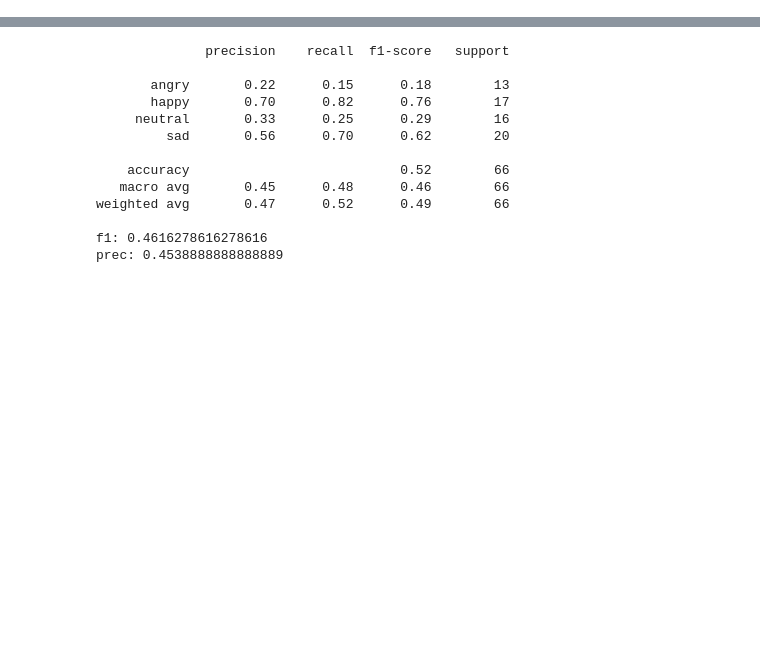
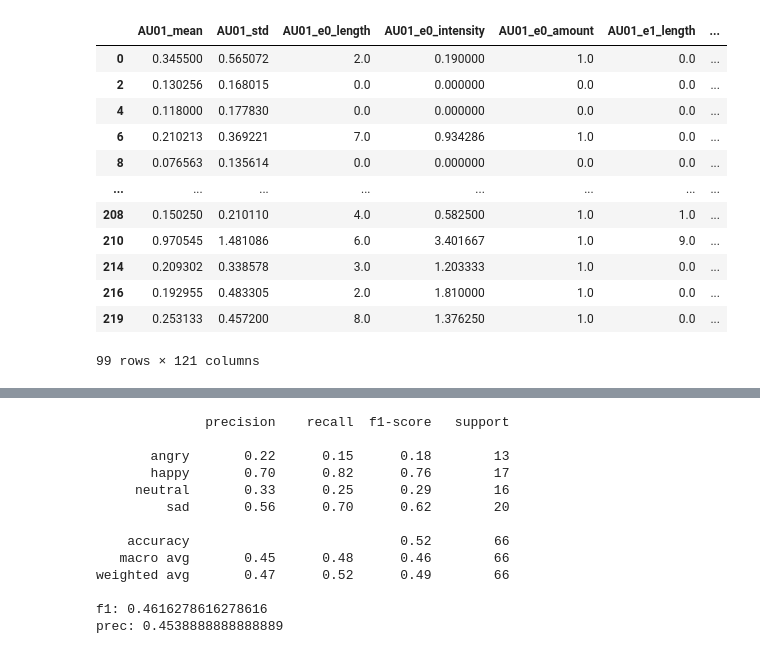
Before and after one commit to deangeckt/EmotionsInSignLanguage, a Jupyter notebook: open_face/ml.ipynb, the cells around one changed output, grey strips where cells are left out. Cells and saved outputs as stored; diff of their text form; code cells hidden in the pictures; blank space fills up the shorter version.

```diff
--- a/open_face/ml.ipynb
+++ b/open_face/ml.ipynb
@@ -13,18 +13,30 @@ def subsample_features(df, features):
 # %%
 import pandas as pd
 
-def get_df(num_features):
-    df = pd.read_csv('results/feature_vector.csv', index_col=0)
-    df = df[df['group'] != 'none_hearing']
-    label_names = ['angry','happy', 'neutral', 'sad']
-    # df = subsample_labels(df, label_names)
+df = pd.read_csv('results/feature_vector.csv', index_col=0)
+df = df[df['group'] != 'none_hearing']
+label_names = ['neutral', 'angry']#['angry','happy', 'neutral', 'sad']
+df = subsample_labels(df, label_names)
 
-    labels = df['label']
-    group = df['group']
-    df.drop(['label', 'group'], axis=1, inplace=True)
-    df = subsample_features(df, feature_imp[0:num_features])
-    return df
-df = get_df(121)
+labels = df['label']
+group = df['group']
+df.drop(['label', 'group'], axis=1, inplace=True)
+# df = subsample_features(df, feature_imp[0:num_features])
+df
+# %% [output]
+|  | AU01_mean | AU01_std | AU01_e0_length | AU01_e0_intensity | AU01_e0_amount | AU01_e1_length | ... |
+| 0 | 0.345500 | 0.565072 | 2.0 | 0.190000 | 1.0 | 0.0 | ... |
+| 2 | 0.130256 | 0.168015 | 0.0 | 0.000000 | 0.0 | 0.0 | ... |
+| 4 | 0.118000 | 0.177830 | 0.0 | 0.000000 | 0.0 | 0.0 | ... |
+| 6 | 0.210213 | 0.369221 | 7.0 | 0.934286 | 1.0 | 0.0 | ... |
+| 8 | 0.076563 | 0.135614 | 0.0 | 0.000000 | 0.0 | 0.0 | ... |
+| ... | ... | ... | ... | ... | ... | ... | ... |
+| 208 | 0.150250 | 0.210110 | 4.0 | 0.582500 | 1.0 | 1.0 | ... |
+| 210 | 0.970545 | 1.481086 | 6.0 | 3.401667 | 1.0 | 9.0 | ... |
+| 214 | 0.209302 | 0.338578 | 3.0 | 1.203333 | 1.0 | 0.0 | ... |
+| 216 | 0.192955 | 0.483305 | 2.0 | 1.810000 | 1.0 | 0.0 | ... |
+| 219 | 0.253133 | 0.457200 | 8.0 | 1.376250 | 1.0 | 0.0 | ... |
+99 rows × 121 columns
 # %%
 X_train, X_test, y_train, y_test = train_test_split(df, labels, random_state=0, test_size=0.3, stratify=labels)
 # %%
```
Also changed, not shown: parts of 3 cells of this notebook.
